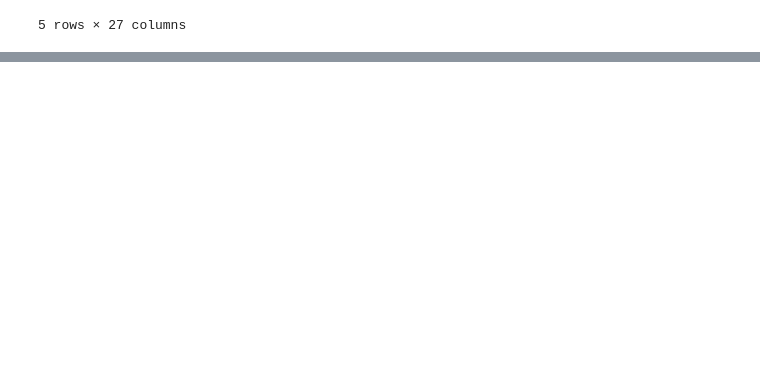
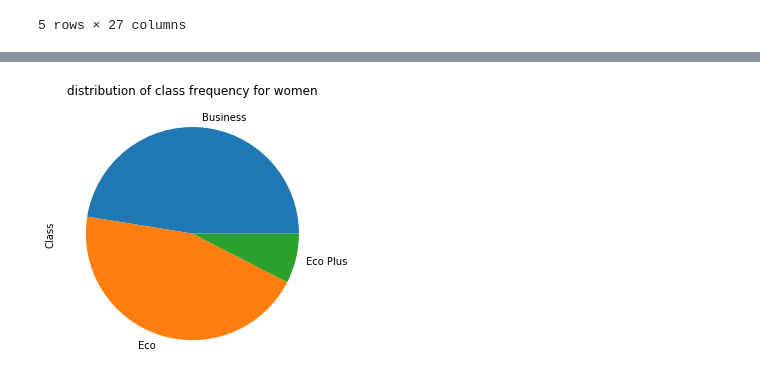
Before and after one commit to ArielJosephCohen/airline_ooptimization, a Jupyter notebook: EDA.ipynb, the cells around one changed output, grey strips where cells are left out. Cells and saved outputs as stored; diff of their text form; code cells hidden in the pictures; blank space fills up the shorter version.

```diff
--- a/EDA.ipynb
+++ b/EDA.ipynb
@@ -139,0 +146,7 @@ with sns.axes_style('darkgrid'):
+# %%
+df[df.Gender==1].Class.value_counts().plot(kind='pie',figsize=(8,4))
+plt.tight_layout()
+plt.title("distribution of class frequency for women")
+plt.show()
+# %% [output]
+[figure, added]
```
Also changed, not shown: parts of 8 cells of this notebook, 1 other file.
